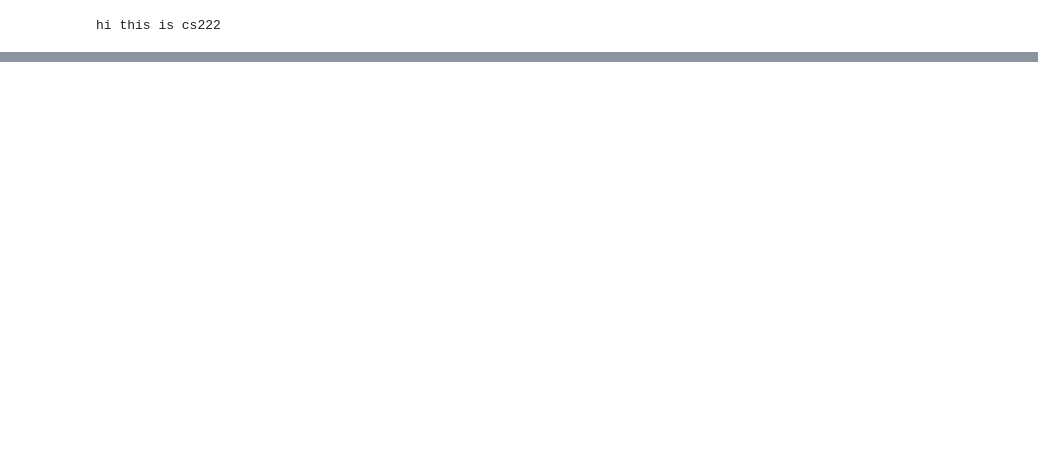
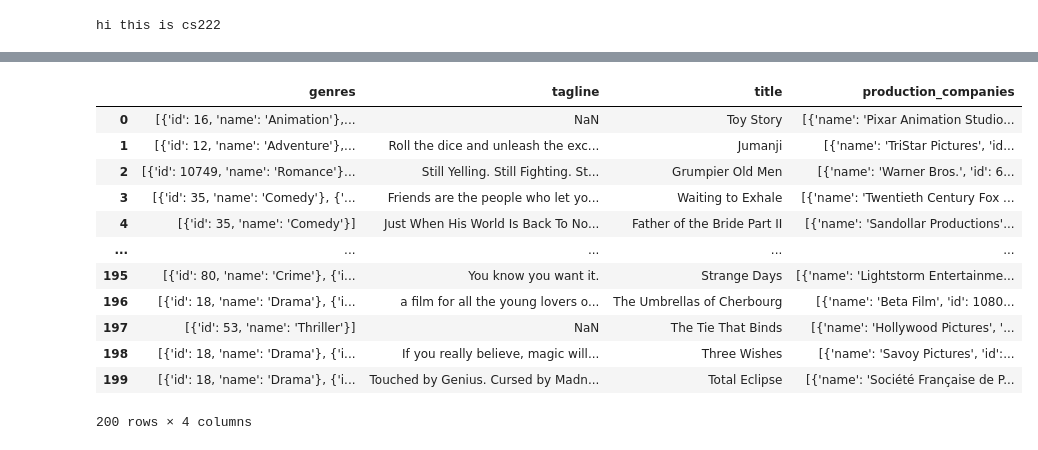
Before and after one commit to CS222-UIUC/course-project-movie-recommender, a Jupyter notebook: CS222_Set_Up.ipynb, the cells around one changed output, grey strips where cells are left out. Cells and saved outputs as stored; diff of their text form; code cells hidden in the pictures; blank space fills up the shorter version.

Commit message:
Created new data that removes unnecessary columns. Checked for any null values and created a new column that concatenates data from a each row together.

```diff
--- a/CS222_Set_Up.ipynb
+++ b/CS222_Set_Up.ipynb
@@ -37,0 +15,4 @@ hi this is cs222
+# %%
+# Display movie data
+movie_data = df.head(200)
+movie_data
@@ -37,0 +44,18 @@ hi this is cs222
+# %%
+# created new data with only the important columns
+movies = movie_data[['genres', 'tagline', 'title', 'production_companies']]
+movies
+# %% [output]
+|  | genres | tagline | title | production_companies |
+| 0 | [{'id': 16, 'name': 'Animation'},... | NaN | Toy Story | [{'name': 'Pixar Animation Studio... |
+| 1 | [{'id': 12, 'name': 'Adventure'},... | Roll the dice and unleash the exc... | Jumanji | [{'name': 'TriStar Pictures', 'id... |
+| 2 | [{'id': 10749, 'name': 'Romance'}... | Still Yelling. Still Fighting. St... | Grumpier Old Men | [{'name': 'Warner Bros.', 'id': 6... |
+| 3 | [{'id': 35, 'name': 'Comedy'}, {'... | Friends are the people who let yo... | Waiting to Exhale | [{'name': 'Twentieth Century Fox ... |
+| 4 | [{'id': 35, 'name': 'Comedy'}] | Just When His World Is Back To No... | Father of the Bride Part II | [{'name': 'Sandollar Productions'... |
+| ... | ... | ... | ... | ... |
+| 195 | [{'id': 80, 'name': 'Crime'}, {'i... | You know you want it. | Strange Days | [{'name': 'Lightstorm Entertainme... |
+| 196 | [{'id': 18, 'name': 'Drama'}, {'i... | a film for all the young lovers o... | The Umbrellas of Cherbourg | [{'name': 'Beta Film', 'id': 1080... |
+| 197 | [{'id': 53, 'name': 'Thriller'}] | NaN | The Tie That Binds | [{'name': 'Hollywood Pictures', '... |
+| 198 | [{'id': 18, 'name': 'Drama'}, {'i... | If you really believe, magic will... | Three Wishes | [{'name': 'Savoy Pictures', 'id':... |
+| 199 | [{'id': 18, 'name': 'Drama'}, {'i... | Touched by Genius. Cursed by Madn... | Total Eclipse | [{'name': 'Société Française de P... |
+200 rows × 4 columns
```
Also changed, not shown: parts of 17 cells of this notebook.
